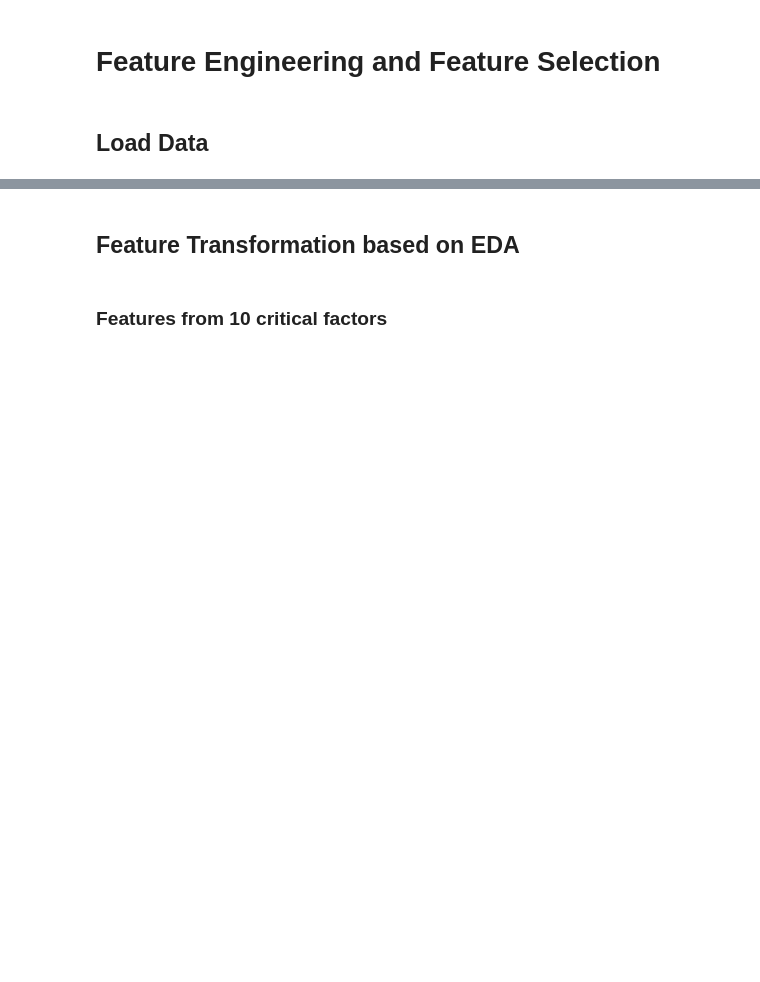
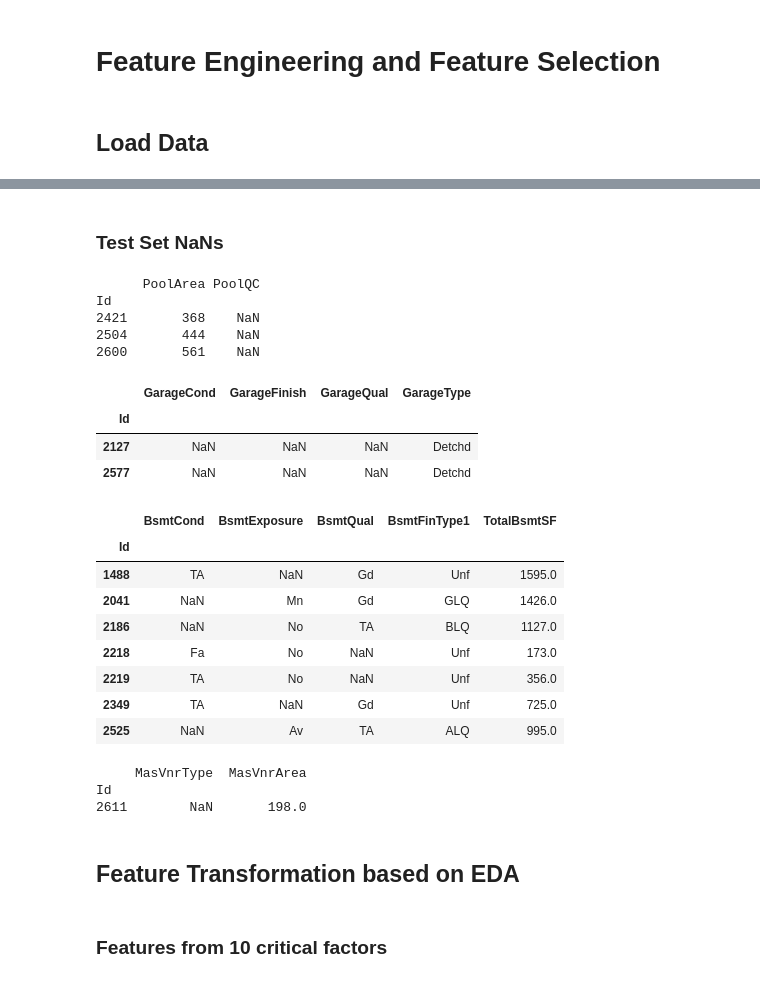
Before and after one commit to ryanhpark/HousingPricePrediction_ML, a Jupyter notebook: Ryan/Feature_Engineering.ipynb, the cells around one changed output, grey strips where cells are left out. Cells and saved outputs as stored; diff of their text form; code cells hidden in the pictures; blank space fills up the shorter version.

```diff
--- a/Ryan/Feature_Engineering.ipynb
+++ b/Ryan/Feature_Engineering.ipynb
@@ -17,0 +52,56 @@ test = pd.read_csv("../test.csv", index_col = "Id")
+# %% [markdown]
+### Test Set NaNs
+# %%
+train.groupby("Neighborhood")["LotFrontage"].mean()
+
+test["LotFrontage"] = test.groupby("Neighborhood")["LotFrontage"].apply(lambda x: x.fillna(train.groupby("Neighborhood")["LotFrontage"].mean()
+))
+# %%
+# PoolQC that are MCAR
+# fill with mode in train set
+print(test[["PoolArea","PoolQC"]][(test["PoolArea"]> 0) & (test["PoolQC"].isnull())])
+test.loc[2421, "PoolQC"] = train["PoolQC"].mode()[0]
+test.loc[2504, "PoolQC"] = train["PoolQC"].mode()[0]
+test.loc[2600, "PoolQC"] = train["PoolQC"].mode()[0]
+# %% [output]
+      PoolArea PoolQC
+Id
+2421       368    NaN
+2504       444    NaN
+2600       561    NaN
+# %%
+# GarageCond, GarageFinish, GarageQual completely that are MCAR
+garage = test[["GarageCond","GarageFinish","GarageQual","GarageType"]]
+garage[(garage[["GarageCond","GarageFinish","GarageQual"]].isna().any(axis=1)) & (garage["GarageType"].notnull())]
+# %% [output]
+|  | GarageCond | GarageFinish | GarageQual | GarageType |
+| Id |  |  |  |  |
+| 2127 | NaN | NaN | NaN | Detchd |
+| 2577 | NaN | NaN | NaN | Detchd |
+# %%
+# Fill missinginess in test set with mode of train set
+test.loc[2127, "GarageCond"] = train[train["GarageType"] == "Detchd"]["GarageCond"].mode()[0]
+test.loc[2577, "GarageCond"] = train[train["GarageType"] == "Detchd"]["GarageCond"].mode()[0]
+test.loc[2127, "GarageFinish"] = train[train["GarageType"] == "Detchd"]["GarageFinish"].mode()[0]
+test.loc[2577, "GarageFinish"] = train[train["GarageType"] == "Detchd"]["GarageFinish"].mode()[0]
+test.loc[2127, "GarageQual"] = train[train["GarageType"] == "Detchd"]["GarageQual"].mode()[0]
+test.loc[2577, "GarageQual"] = train[train["GarageType"] == "Detchd"]["GarageQual"].mode()[0]
+# %%
+# Fill the NaNs with NA, since the samples simply do not have these features
+cols = ["PoolQC", "FireplaceQu", "GarageCond", "GarageFinish", "GarageQual", "GarageType"]
+test = fill_nan(test, cols)
+# %%
+# BsmtCond, BsmtExposure, BsmtQual, BsmtFinType1 that are MCAR
+# fill with mode in train set
+bsmt = test[["BsmtCond", "BsmtExposure", "BsmtQual", "BsmtFinType1","TotalBsmtSF"]]
+bsmt[(bsmt["TotalBsmtSF"]>0) & (bsmt[["BsmtCond", "BsmtExposure", "BsmtQual", "BsmtFinType1"]].isna().any(axis=1))]
+# %% [output]
+|  | BsmtCond | BsmtExposure | BsmtQual | BsmtFinType1 | TotalBsmtSF |
+| Id |  |  |  |  |  |
+| 1488 | TA | NaN | Gd | Unf | 1595.0 |
+| 2041 | NaN | Mn | Gd | GLQ | 1426.0 |
+| 2186 | NaN | No | TA | BLQ | 1127.0 |
+| 2218 | Fa | No | NaN | Unf | 173.0 |
+| 2219 | TA | No | NaN | Unf | 356.0 |
+| 2349 | TA | NaN | Gd | Unf | 725.0 |
+| 2525 | NaN | Av | TA | ALQ | 995.0 |
@@ -17,0 +120,9 @@ test = pd.read_csv("../test.csv", index_col = "Id")
+# %%
+# MasVnrType that is MCAR
+# fill with mode in train set
+print(test[["MasVnrType","MasVnrArea"]][(test["MasVnrArea"] > 0) & test["MasVnrType"].isna()])
+test.loc[2611, "MasVnrType"] = train["MasVnrType"].mode()[0]
+# %% [output]
+     MasVnrType  MasVnrArea
+Id
+2611        NaN       198.0
```
Also changed, not shown: parts of 18 cells of this notebook, 1 other file.
